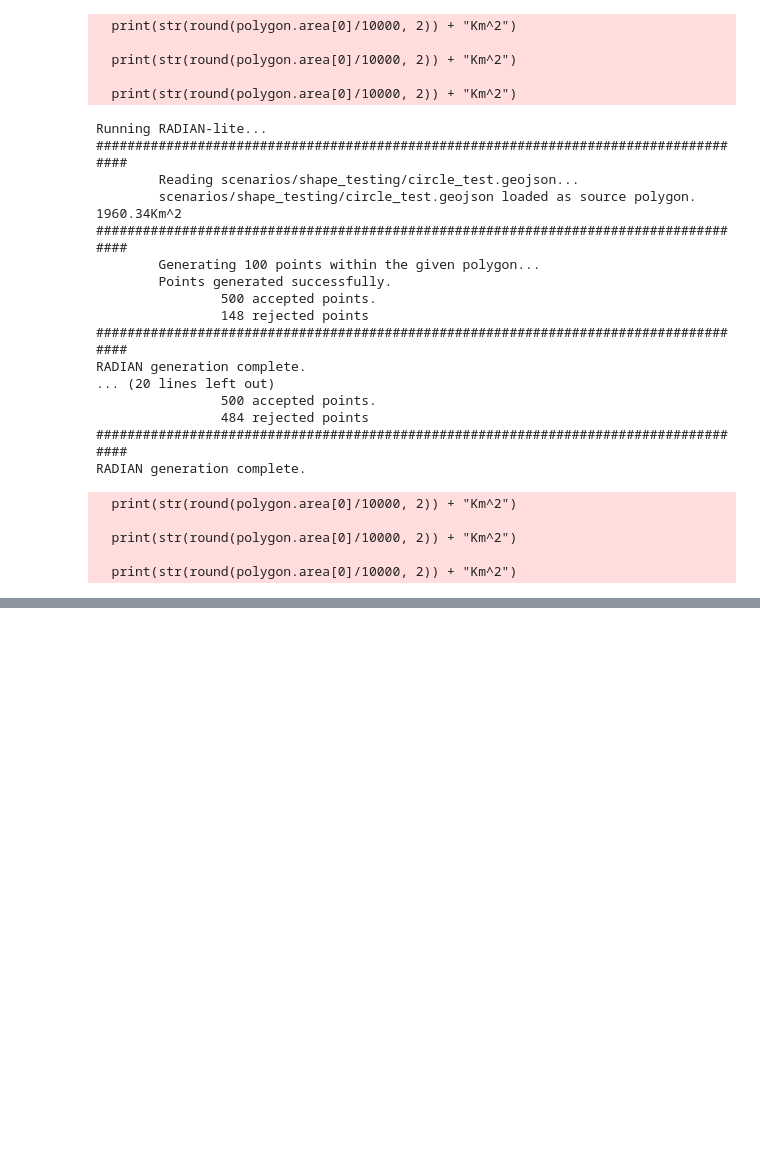
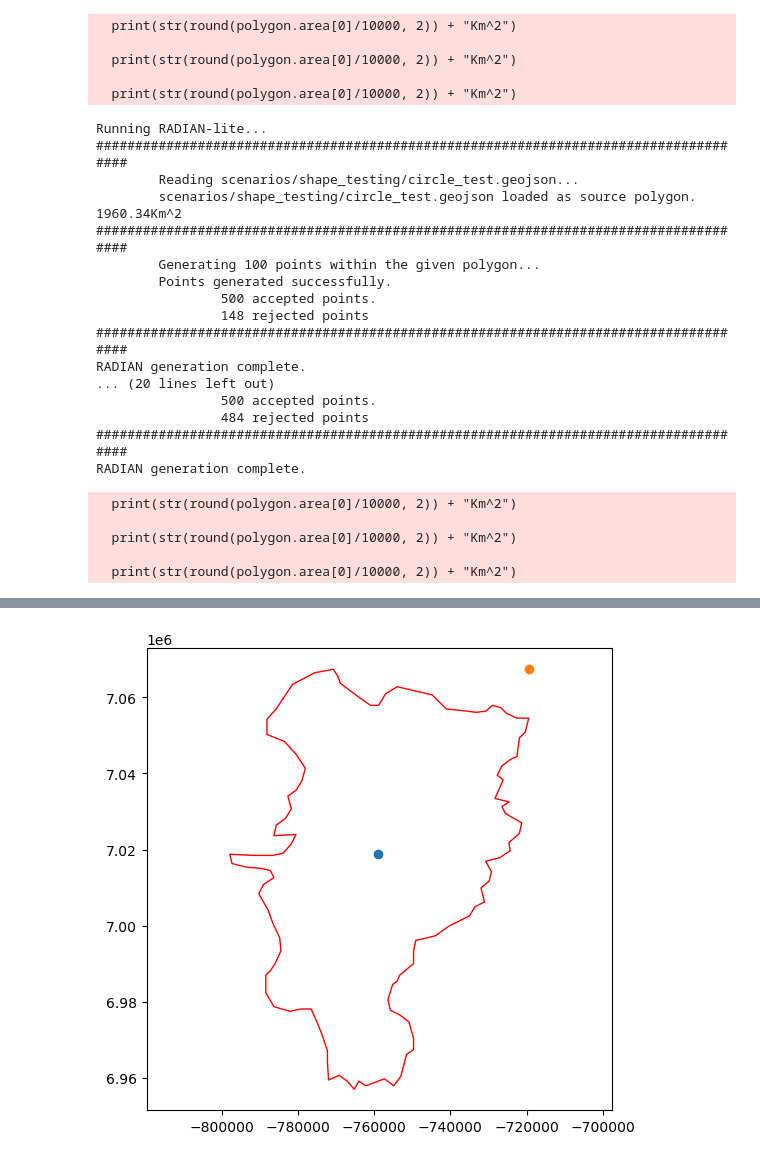
Before and after one commit to paddeaux/radian, a Jupyter notebook: radian_testing.ipynb, the cells around one changed output, grey strips where cells are left out. Cells and saved outputs as stored; diff of their text form; code cells hidden in the pictures; blank space fills up the shorter version.

Commit message:
Misc testing

```diff
--- a/radian_testing.ipynb
+++ b/radian_testing.ipynb
@@ -179,0 +191,89 @@ RADIAN generation complete.
+# %%
+# test with an actual radian generation
+
+def circular_points_generation(polygon, number_points):
+    # Calculate max and min bounding regions for points
+    min_x, min_y, max_x, max_y = polygon.bounds
+    cent_x, cent_y = polygon.centroid.x, polygon.centroid.y
+
+    points = []
+    accepted = 0
+    rejected = 0
+
+    while len(points) < number_points:
+        random_point = Point([random.uniform(min_x, max_x), random.uniform(min_y, max_y)])
+        # Once points lie within the polygon, they are appended to the list
+        if (random_point.within(polygon)):
+            points.append(random_point)
+            accepted += 1
+        else:
+            rejected += 1
+
+    # List of points is converted to a GeoDataFrame
+    df = pd.DataFrame(points, columns=['geometry'])
+    gdf = gpd.GeoDataFrame(df, geometry='geometry')
+    gdf = gdf.set_crs(epsg=3857)
+
+    print("Accepted points:", accepted)
+    print("Rejected points:", rejected)
+
+    return gdf
+
+def get_equation_between(a, b):
+    # y = mx + c
+    m = (b.y - a.y) / (b.x - a.x)
+    # c = y - mx
+    c = b.y - m*b.x
+
+def points_rotation():
+    # x_new = x*cos(theta) + y*sin(theta)
+    # y_new = -x*sin(theta) + y*cos(theta)
+    return
+
+
+def radial_test(points = 100, poly_filename="scenarios/shape_testing/circle_test.geojson", plot=False):
+    # Load source polygon
+    print(f"\tReading {poly_filename}...")
+    source_polygon = gpd.read_file(poly_filename)
+    if source_polygon.crs == 'epsg:4326':
+        print("Transforming to EPSG:3857...")
+        source_polygon = source_polygon.to_crs(epsg=3857)
+    print(source_polygon.crs)
+
+    perimeter_points = list(source_polygon['geometry'][0].exterior.coords)
+
+    source_origin = source_polygon.centroid[0]
+    cent_x, cent_y = source_origin.x, source_origin.y
+    source_bounds = source_polygon.bounds
+
+    source_radius = math.sqrt((source_bounds['maxx'])**2 + (source_bounds['maxy'])**2)
+
+    max_point = Point([source_bounds['maxx'], source_bounds['maxy']])
+
+    test_lines = []
+    for i in range(720):
+        theta = (2*math.pi)/360
+        x_new = ((max_point.x-cent_x) * math.cos(theta)) - ((max_point.y-cent_y) * math.sin(theta))
+        y_new = ((max_point.x-cent_x) * math.sin(theta)) + ((max_point.y-cent_y) * math.cos(theta))
+        rand_perim_point = Point(perimeter_points[random.randint(0, len(perimeter_points)-1)])
+        test_line = LineString([source_origin, rand_perim_point])
+        test_lines.append(test_line)
+
+    lines_gdf = gpd.GeoDataFrame(pd.DataFrame(test_lines, columns=['geometry']), crs=3857, geometry='geometry')
+
+    lines_difference = lines_gdf.difference(source_polygon)
+
+    if plot:
+        fig, ax = plt.subplots(figsize=(6,6))
+        source_polygon.plot(aspect=1, ax=ax, facecolor="none", edgecolor='red')
+        gpd.GeoSeries(source_origin).plot(aspect=1, ax=ax)
+        #lines_gdf.plot(aspect=1, ax=ax)
+        gpd.GeoSeries(max_point).plot(aspect=1, ax=ax)
+        lines_difference.plot(aspect=1, ax=ax)
+        #cx.add_basemap(ax, attribution=False)
+        #ax.axis("off")
+        plt.axis('equal')
+        plt.show()
+
+radial_test(poly_filename="scenarios/Kildare/kildare.geojson", plot=True)
+# %% [output]
@@ -179,0 +283 @@ RADIAN generation complete.
+[figure, added]
```
Also changed, not shown: parts of 5 cells of this notebook.
